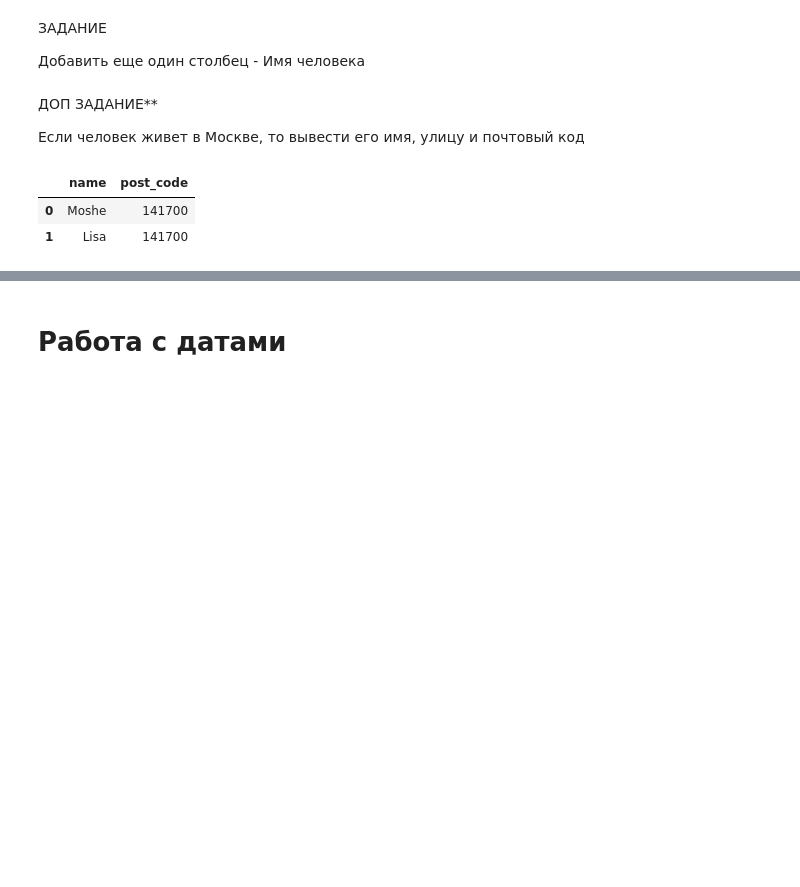
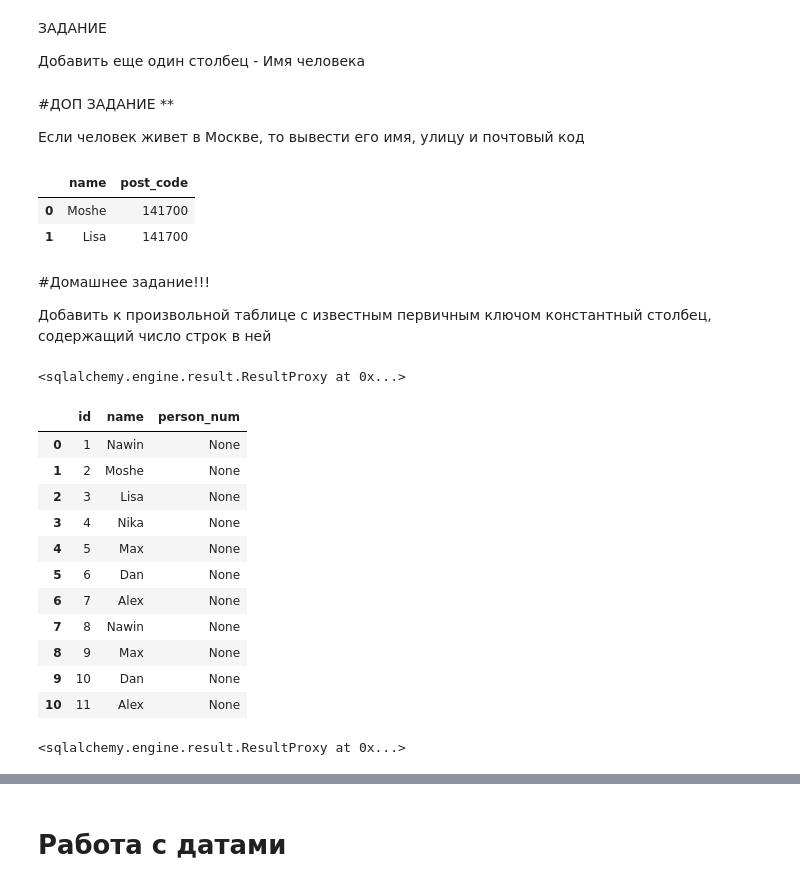
Before and after one commit to alexmal2804/hwds, a Jupyter notebook: HW_"More_about_SQL_raw_ipynb".ipynb, the cells around one changed output, grey strips where cells are left out. Cells and saved outputs as stored; diff of their text form; code cells hidden in the pictures; blank space fills up the shorter version.

```diff
--- a/HW_"More_about_SQL_raw_ipynb".ipynb
+++ b/HW_"More_about_SQL_raw_ipynb".ipynb
@@ -485,7 +485,7 @@ ORDER BY country;
 # %%
 # TODO
 # %% [markdown]
-ДОП ЗАДАНИЕ**
+#ДОП ЗАДАНИЕ **
 
 Если человек живет в Москве, то вывести его имя, улицу и почтовый код
 # %%
@@ -499,3 +499,7 @@ pd.read_sql(sql, connection)
 |  | name | post_code |
 | 0 | Moshe | 141700 |
 | 1 | Lisa | 141700 |
+# %% [markdown]
+#Домашнее задание!!!
+
+Добавить к произвольной таблице с известным первичным ключом константный столбец, содержащий число строк в ней
@@ -501,0 +511,33 @@ pd.read_sql(sql, connection)
+# %%
+connection.execute('''
+    CREATE TRIGGER count_records AFTER INSERT ON person
+    FOR EACH ROW BEGIN
+        UPDATE person
+        SET person_num =(SELECT count(*) from person);
+    END;
+''')
+# %% [output]
+<sqlalchemy.engine.result.ResultProxy at 0x...>
+# %%
+sql = 'select * from person'
+pd.read_sql(sql, connection)
+# %% [output]
+|  | id | name | person_num |
+| 0 | 1 | Nawin | None |
+| 1 | 2 | Moshe | None |
+| 2 | 3 | Lisa | None |
+| 3 | 4 | Nika | None |
+| 4 | 5 | Max | None |
+| 5 | 6 | Dan | None |
+| 6 | 7 | Alex | None |
+| 7 | 8 | Nawin | None |
+| 8 | 9 | Max | None |
+| 9 | 10 | Dan | None |
+| 10 | 11 | Alex | None |
+# %%
+connection.execute('''
+  INSERT INTO person (id, Name)
+  VALUES ((SELECT max(id) + 1 FROM person), 'Joy')
+''')
+# %% [output]
+<sqlalchemy.engine.result.ResultProxy at 0x...>
```
Also changed, not shown: parts of 4 cells of this notebook.
